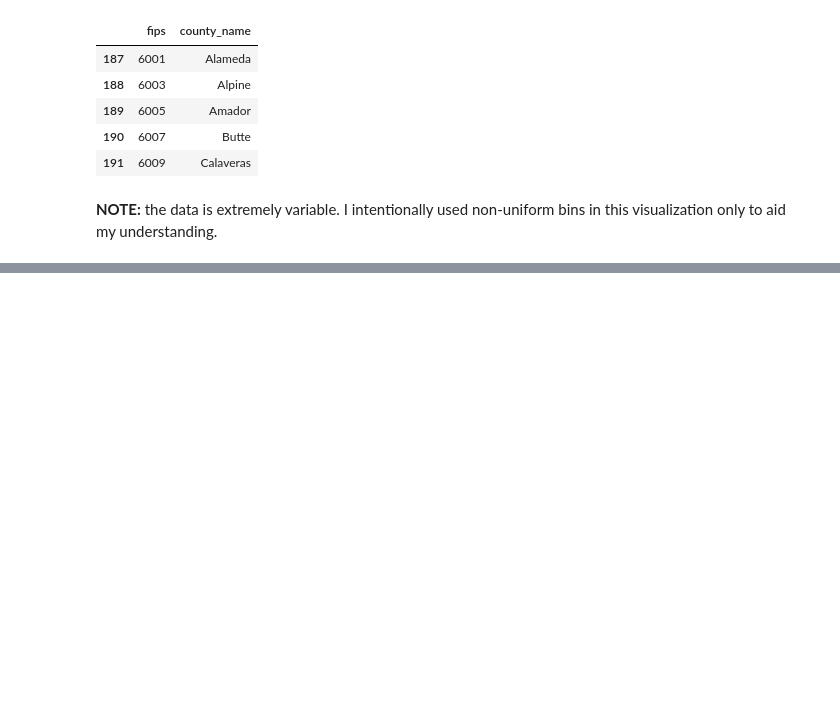
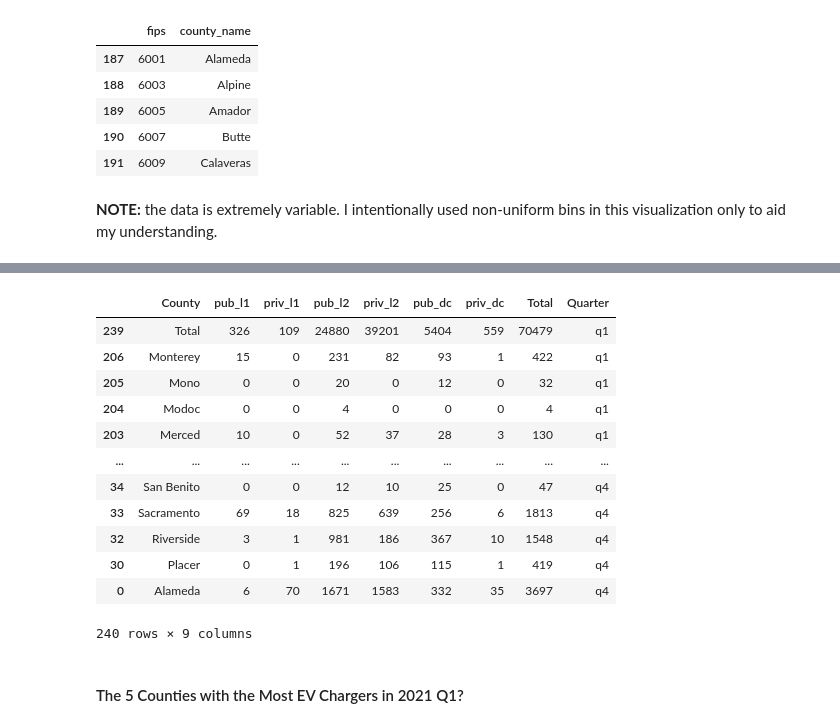
Before and after one commit to sshariz/evcharger, a Jupyter notebook: ev.ipynb, the cells around one changed output, grey strips where cells are left out. Drawn from its saved outputs; the diff is of its cells as text; code cells hidden in the pictures; blank space fills up the shorter version.

```diff
--- a/ev.ipynb
+++ b/ev.ipynb
@@ -273,0 +309,20 @@ ev21.groupby("County").sum().sort_values("Total", ascending=False).iloc[1:6, :]#
+# %%
+#renaming columns for SQL
+ev21_sql = ev21.rename(columns={"Public Level 1": "pub_l1", "Shared Private Level 1": "priv_l1", "Public Level 2": "pub_l2", "Shared Private Level 2": "priv_l2", "Public DC Fast": "pub_dc", "Shared Private DC Fast":"priv_dc"})
+ev21_sql
+# %% [output]
+|  | County | pub_l1 | priv_l1 | pub_l2 | priv_l2 | pub_dc | priv_dc | Total | Quarter |
+| 239 | Total | 326 | 109 | 24880 | 39201 | 5404 | 559 | 70479 | q1 |
+| 206 | Monterey | 15 | 0 | 231 | 82 | 93 | 1 | 422 | q1 |
+| 205 | Mono | 0 | 0 | 20 | 0 | 12 | 0 | 32 | q1 |
+| 204 | Modoc | 0 | 0 | 4 | 0 | 0 | 0 | 4 | q1 |
+| 203 | Merced | 10 | 0 | 52 | 37 | 28 | 3 | 130 | q1 |
+| ... | ... | ... | ... | ... | ... | ... | ... | ... | ... |
+| 34 | San Benito | 0 | 0 | 12 | 10 | 25 | 0 | 47 | q4 |
+| 33 | Sacramento | 69 | 18 | 825 | 639 | 256 | 6 | 1813 | q4 |
+| 32 | Riverside | 3 | 1 | 981 | 186 | 367 | 10 | 1548 | q4 |
+| 30 | Placer | 0 | 1 | 196 | 106 | 115 | 1 | 419 | q4 |
+| 0 | Alameda | 6 | 70 | 1671 | 1583 | 332 | 35 | 3697 | q4 |
+240 rows × 9 columns
+# %% [markdown]
+#### The 5 Counties with the Most EV Chargers in 2021 Q1?
```
Also changed, not shown: parts of 37 cells of this notebook.
